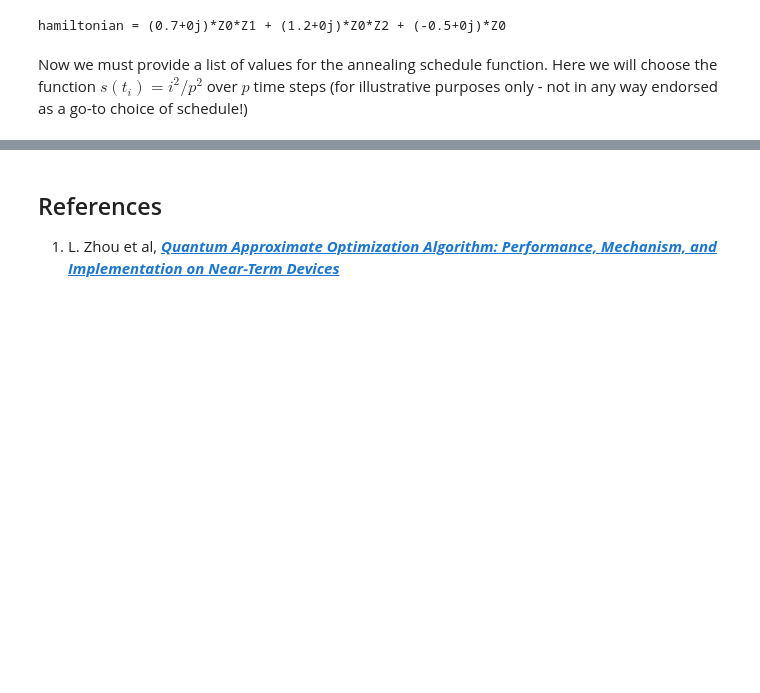
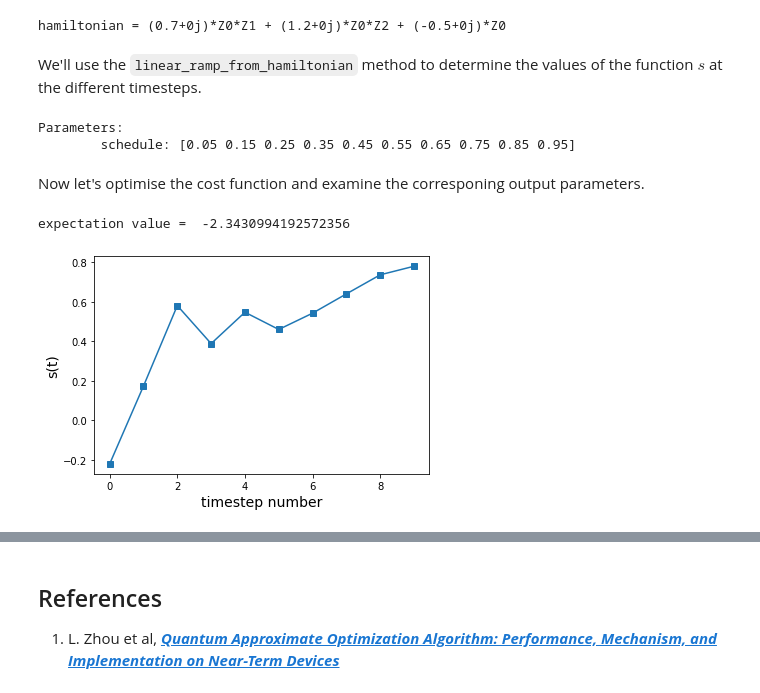
Before and after one commit to entropicalabs/entropica_qaoa, a Jupyter notebook: examples/AdvancedQAOAParameterDemo.ipynb, the cells around one changed output, grey strips where cells are left out. Saved outputs shown, nothing was run; the diff lists cells and outputs as text; code cells hidden in the pictures; blank space fills up the shorter version.

```diff
--- a/examples/AdvancedQAOAParameterDemo.ipynb
+++ b/examples/AdvancedQAOAParameterDemo.ipynb
@@ -46,5 +58,32 @@ hamiltonian = PauliSum([Term1,Term2,Term3])
 print("hamiltonian =", hamiltonian)
 # %% [output]
 hamiltonian = (0.7+0j)*Z0*Z1 + (1.2+0j)*Z0*Z2 + (-0.5+0j)*Z0
-# %% [markdown]
-Now we must provide a list of values for the annealing schedule function. Here we will choose the function $s(t_i) = i^2/p^2$ over $p$ time steps (for illustrative purposes only - not in any way endorsed as a go-to choice of schedule!)
+# %% [markdown]
+We'll use the `linear_ramp_from_hamiltonian` method to determine the values of the function $s$ at the different timesteps.
+# %%
+p = 10
+linear_annealing_params = AnnealingParams.linear_ramp_from_hamiltonian(hamiltonian, p)
+print(linear_annealing_params)
+# %% [output]
+Parameters:
+        schedule: [0.05 0.15 0.25 0.35 0.45 0.55 0.65 0.75 0.85 0.95]
+# %% [markdown]
+Now let's optimise the cost function and examine the corresponing output parameters.
+# %%
+# set up the cost function
+cost_anneal = QAOACostFunctionOnWFSim(hamiltonian,
+                                        params=linear_annealing_params,
+                                        sim=sim,
+                                        scalar_cost_function=True,
+                                        nshots=1)
+
+# and optimize the parameters
+res_anneal = minimize(cost_anneal, linear_annealing_params.raw())
+
+print("expectation value = ", res_anneal.fun)
+
+linear_annealing_params.update_from_raw(res_anneal.x)
+linear_annealing_params.plot()
+# %% [output]
+expectation value =  -2.3430994192572356
+[figure, added]
```
Also changed, not shown: parts of 19 cells of this notebook.
